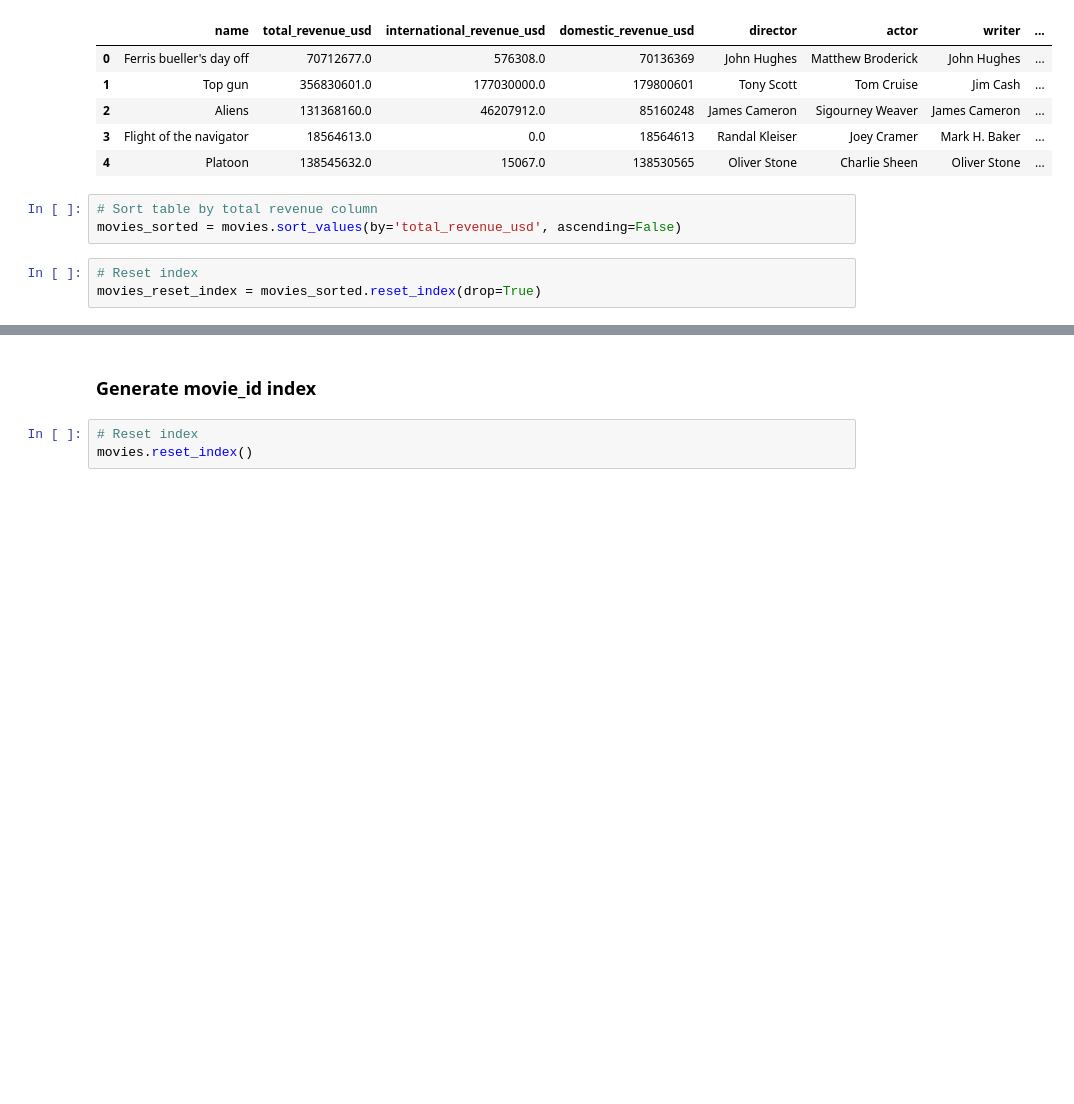
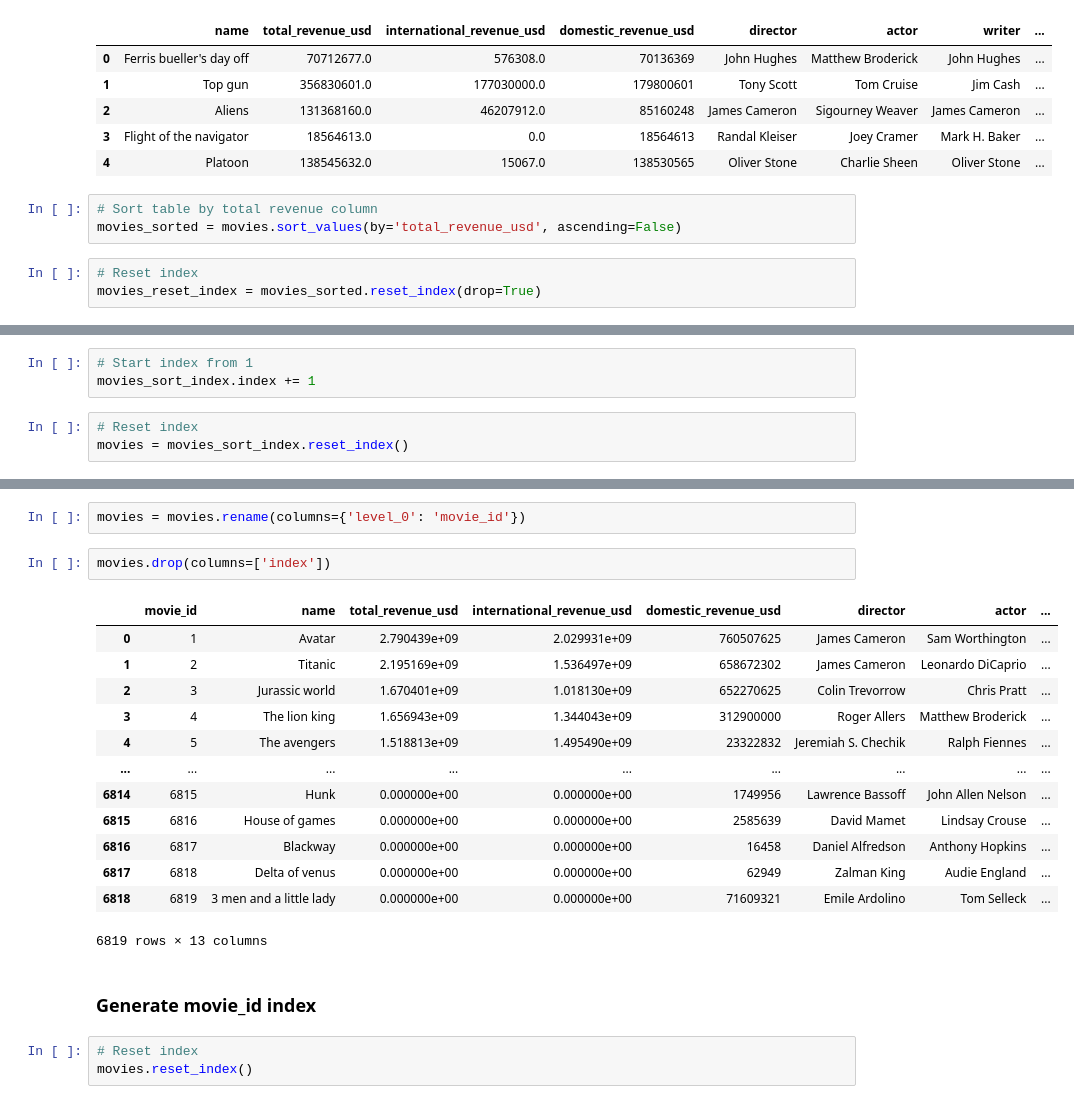
Before and after one commit to IrinaUX/Group7-ETL-Project, a Jupyter notebook: ETL_final.ipynb, the cells around one changed output, grey strips where cells are left out. Drawn from its saved outputs; the diff is of its cells as text; blank space fills up the shorter version.

Commit message:
Rename index column to movie_id.

```diff
--- a/ETL_final.ipynb
+++ b/ETL_final.ipynb
@@ -530,0 +523,6 @@ movies_sort_index.head()
+# %%
+# Start index from 1
+movies_sort_index.index += 1
+# %%
+# Reset index
+movies = movies_sort_index.reset_index()
@@ -531,3 +538,21 @@ movies_sort_index.head()
+# %%
+movies = movies.rename(columns={'level_0': 'movie_id'})
+# %%
+movies.drop(columns=['index'])
+# %% [output]
+|  | movie_id | name | total_revenue_usd | international_revenue_usd | domestic_revenue_usd | director | actor | ... |
+| 0 | 1 | Avatar | 2.790439e+09 | 2.029931e+09 | 760507625 | James Cameron | Sam Worthington | ... |
+| 1 | 2 | Titanic | 2.195169e+09 | 1.536497e+09 | 658672302 | James Cameron | Leonardo DiCaprio | ... |
+| 2 | 3 | Jurassic world | 1.670401e+09 | 1.018130e+09 | 652270625 | Colin Trevorrow | Chris Pratt | ... |
+| 3 | 4 | The lion king | 1.656943e+09 | 1.344043e+09 | 312900000 | Roger Allers | Matthew Broderick | ... |
+| 4 | 5 | The avengers | 1.518813e+09 | 1.495490e+09 | 23322832 | Jeremiah S. Chechik | Ralph Fiennes | ... |
+| ... | ... | ... | ... | ... | ... | ... | ... | ... |
+| 6814 | 6815 | Hunk | 0.000000e+00 | 0.000000e+00 | 1749956 | Lawrence Bassoff | John Allen Nelson | ... |
+| 6815 | 6816 | House of games | 0.000000e+00 | 0.000000e+00 | 2585639 | David Mamet | Lindsay Crouse | ... |
+| 6816 | 6817 | Blackway | 0.000000e+00 | 0.000000e+00 | 16458 | Daniel Alfredson | Anthony Hopkins | ... |
+| 6817 | 6818 | Delta of venus | 0.000000e+00 | 0.000000e+00 | 62949 | Zalman King | Audie England | ... |
+| 6818 | 6819 | 3 men and a little lady | 0.000000e+00 | 0.000000e+00 | 71609321 | Emile Ardolino | Tom Selleck | ... |
+6819 rows × 13 columns
 # %% [markdown]
 ### Generate movie_id index
 # %%
```
Also changed, not shown: parts of 2 cells of this notebook.
